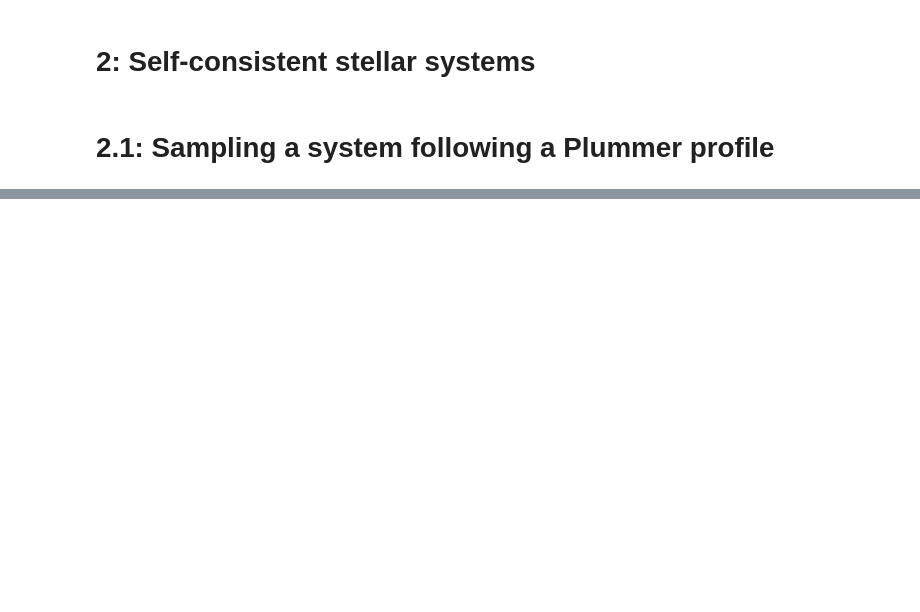
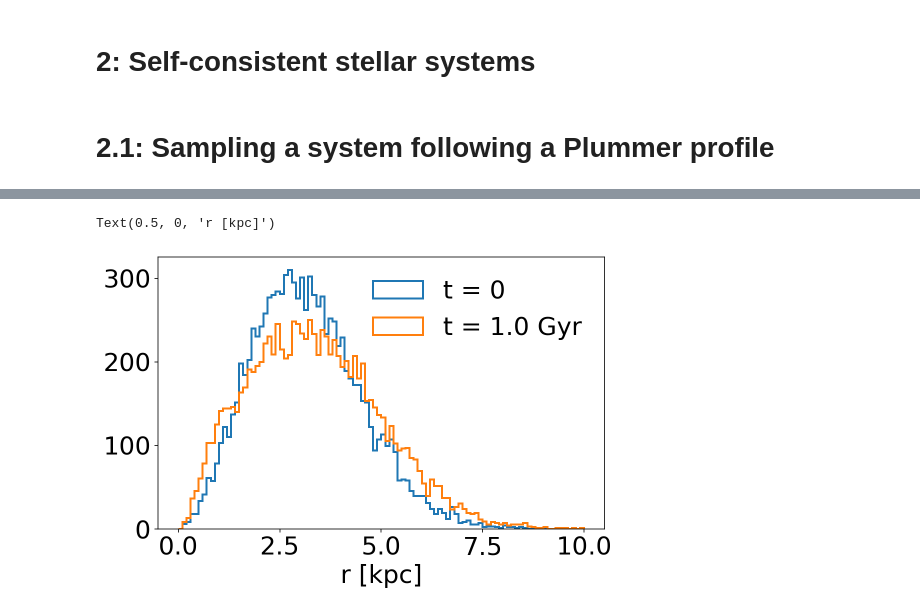
Before and after one commit to CCADynamicsGroup/SummerSchoolWorkshops, a Jupyter notebook: 2-Galaxies-and-collections-of-orbits/2-generating-self-consistent-galaxies.ipynb, the cells around one changed output, grey strips where cells are left out. Saved outputs shown, nothing was run; the diff lists cells and outputs as text; code cells hidden in the pictures; blank space fills up the shorter version.

```diff
--- a/2-Galaxies-and-collections-of-orbits/2-generating-self-consistent-galaxies.ipynb
+++ b/2-Galaxies-and-collections-of-orbits/2-generating-self-consistent-galaxies.ipynb
@@ -244,0 +113,8 @@ https://ipyvolume.readthedocs.io/en/latest/animation.html#Animated-quiver
+# %%
+# Example generating a stellar system from a Gaussian distribution.
+# Modify the code below using equations A2 and A3 in the text above to generate positions $(x,y,z)$ following a Plummer profile.
+
+rng = np.random.default_rng(3)
+
+N = 10_000
+x, y, z = rng.normal(loc=0, scale=2, size=(3, N))
@@ -244,0 +135,5 @@ https://ipyvolume.readthedocs.io/en/latest/animation.html#Animated-quiver
+# %%
+# Example generating velocities from a Gaussian distribution.
+# Modify the equations below to the correct for a Plummer using equations A5 and A6
+
+vx, vy, vz = rng.normal(loc=0, scale=1, size=(3, N))
@@ -244,0 +143,28 @@ https://ipyvolume.readthedocs.io/en/latest/animation.html#Animated-quiver
+# %%
+# First we generate a `gala.dynamics.PhaseSpacePosition`
+pos = [x, y, z] * u.kpc
+vel = [vx, vy, vz] * u.km/u.s
+
+w0 = gd.PhaseSpacePosition(pos=pos,vel=vel)
+# %%
+# Next we integrate the distribution in a Plummer potential for 1 Gyr
+potential = gp.PlummerPotential(m=M, b=b, units=galactic)
+Hamiltonian = gp.Hamiltonian(potential)
+
+orbits = Hamiltonian.integrate_orbit(w0, t = np.linspace(0,1,100)*u.Gyr, Integrator=gi.DOPRI853Integrator)
+# %%
+# Inspecting the evolution of the distribution:
+# if the system is self-consistent it's shape should not evolve.
+r = orbits.spherical.distance
+r, r_unit = r.value, r.unit
+
+plt.figure(figsize=(8,5))
+args = dict(histtype='step', lw=2, bins=100, range=(0,10))
+plt.hist(r[0], label='t = 0', **args);
+plt.hist(r[-1], label='t = {}'.format(orbits.t[-1].to('Gyr')), **args);
+plt.legend(frameon=False)
+
+plt.xlabel(f'r [{r_unit}]')
+# %% [output]
+Text(0.5, 0, 'r [kpc]')
+[figure, added]
```
Also changed, not shown: parts of 50 cells of this notebook, 11 other files.
